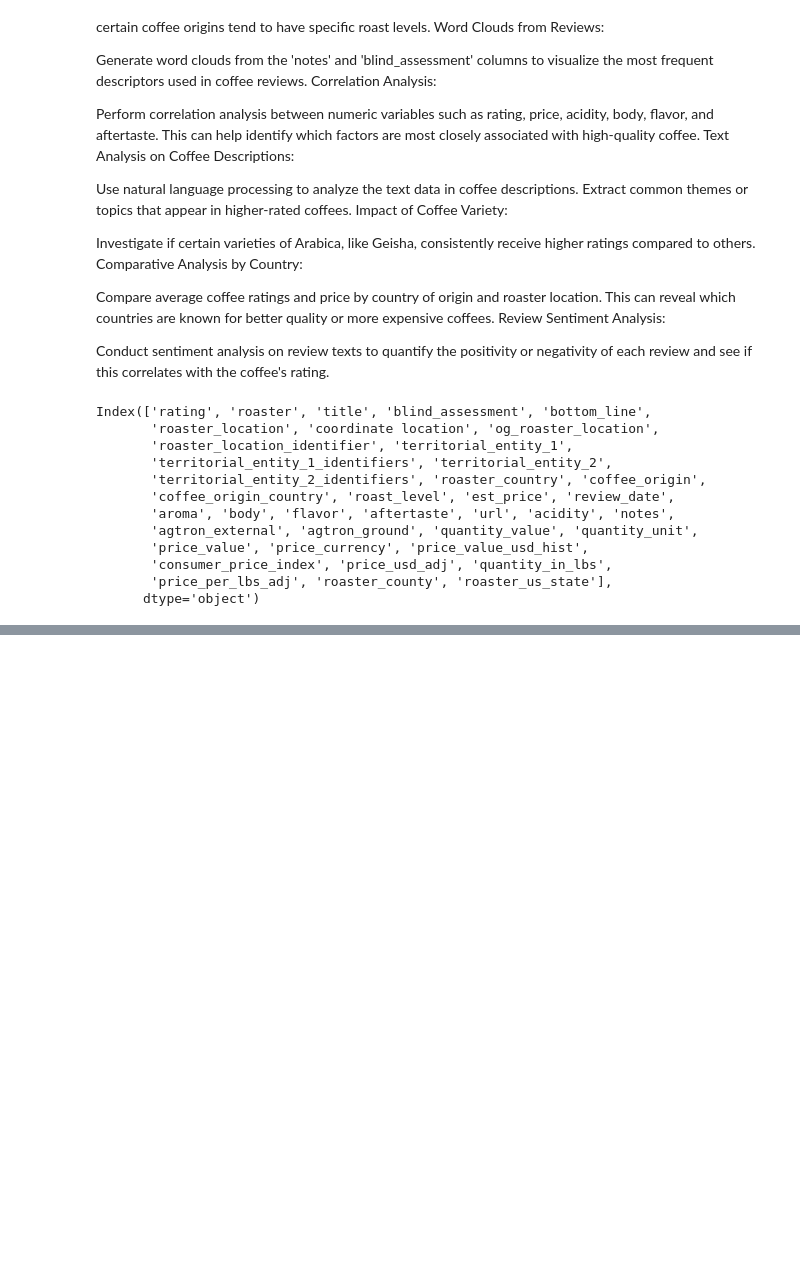
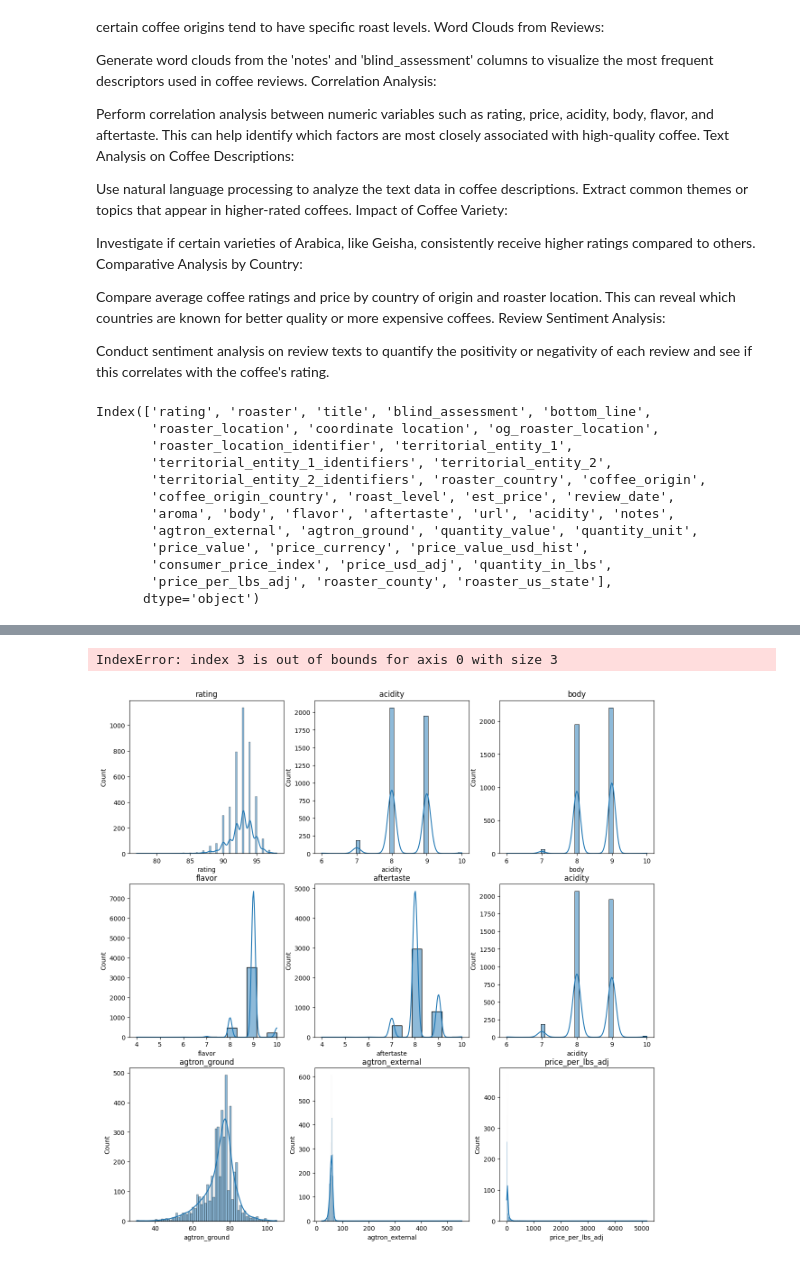
Before and after one commit to tynardone/coffee-reviews-analysis, a Jupyter notebook: notebooks/exploratory/02_data_EDA.ipynb, the cells around one changed output, grey strips where cells are left out. Drawn from its saved outputs; the diff is of its cells as text; code cells hidden in the pictures; blank space fills up the shorter version.

```diff
--- a/notebooks/exploratory/02_data_EDA.ipynb
+++ b/notebooks/exploratory/02_data_EDA.ipynb
@@ -115,0 +100,18 @@ df.drop(columns=['territorial_entity_1_identifiers', 'territorial_entity_2_ident
+# %%
+def tweak_df(df: pd.DataFrame) -> pd.DataFrame:
+    cols_to_drop = ['territorial_entity_1_identifiers', 'territorial_entity_2_identifiers',
+                    'roaster_location_identifier', 'territorial_entity_1', 'territorial_entity_2',
+                    'est_price', 'consumer_price_index', 'quantity_value', 'quantity_unit',]
+    return (df
+            .drop(columns=cols_to_drop)
+            .astype({'coffee_origin_country': 'category', 'roast_level': 'category',
+                     'roaster_us_state': 'category', 'roaster_country': 'category',
+                     'review_date': 'datetime64[ns]'})
+
+
+    )
+
+
+
+coffee = tweak_df(df)
+coffee.info()
@@ -115,0 +136,3 @@ df.drop(columns=['territorial_entity_1_identifiers', 'territorial_entity_2_ident
+# %%
+# keep just numeric columns
+coffee_numeric = coffee.select_dtypes(include=[np.number]).drop(columns=['price_value', 'price_value_usd_hist', 'price_usd_adj',])
@@ -115,0 +165,13 @@ df.drop(columns=['territorial_entity_1_identifiers', 'territorial_entity_2_ident
+# %%
+# Rating, acidity, body, flavor, aftertaste, acidity, agtrons, prive_per_lbs, quantity_lbs
+
+fig, ax = plt.subplots(3, 3, figsize=(15, 15))
+
+cols = ['rating', 'acidity', 'body', 'flavor', 'aftertaste', 'acidity', 'agtron_ground', 'agtron_external',
+        'price_per_lbs_adj', 'quantity_in_lbs']
+for i, col in enumerate(cols):
+    sns.histplot(coffee_numeric[col], ax=ax[i//3, i%3], kde=True)
+    ax[i//3, i%3].set_title(col)
+# %% [output]
+IndexError: index 3 is out of bounds for axis 0 with size 3
+[figure, added]
```
Also changed, not shown: parts of 6 cells of this notebook, 1 other file.
